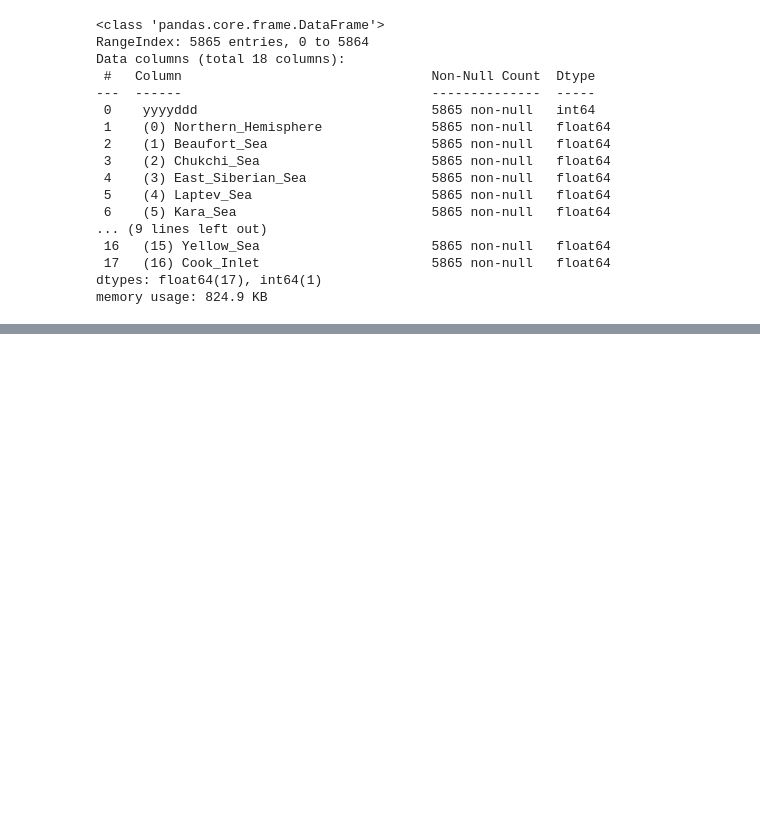
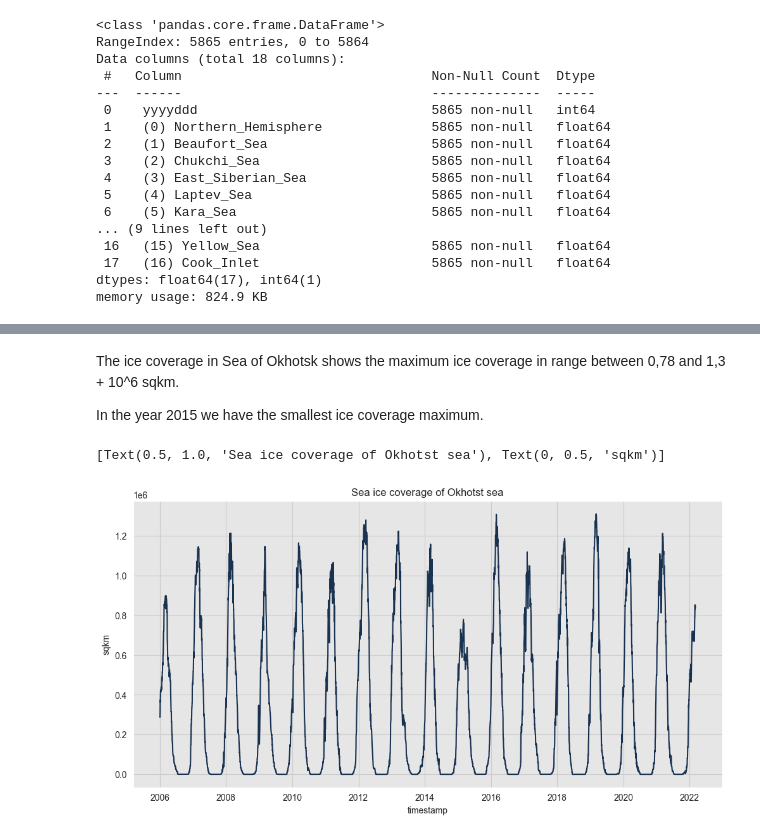
Before and after one commit to KathGo/ice_cream, a Jupyter notebook: notebooks/EDA_mila.ipynb, the cells around one changed output, grey strips where cells are left out. Drawn from its saved outputs; the diff is of its cells as text; code cells hidden in the pictures; blank space fills up the shorter version.

```diff
--- a/notebooks/EDA_mila.ipynb
+++ b/notebooks/EDA_mila.ipynb
@@ -273,0 +216,11 @@ raw_df.head(10)
+# %% [markdown]
+The ice coverage in Sea of Okhotsk shows the maximum ice coverage in range between 0,78 and 1,3 + 10^6 sqkm.
+
+In the year 2015 we have the smallest ice coverage maximum.
+# %%
+fig, ax = plt.subplots()
+sns.lineplot(x=raw_df['timestamp'], y=raw_df['Sea_of_Okhotsk'] , data=raw_df, ax=ax)
+ax.set(title='Sea ice coverage of Okhotst sea', ylabel=r'sqkm')
+# %% [output]
+[Text(0.5, 1.0, 'Sea ice coverage of Okhotst sea'), Text(0, 0.5, 'sqkm')]
+[figure, added]
```
Also changed, not shown: parts of 23 cells of this notebook.
